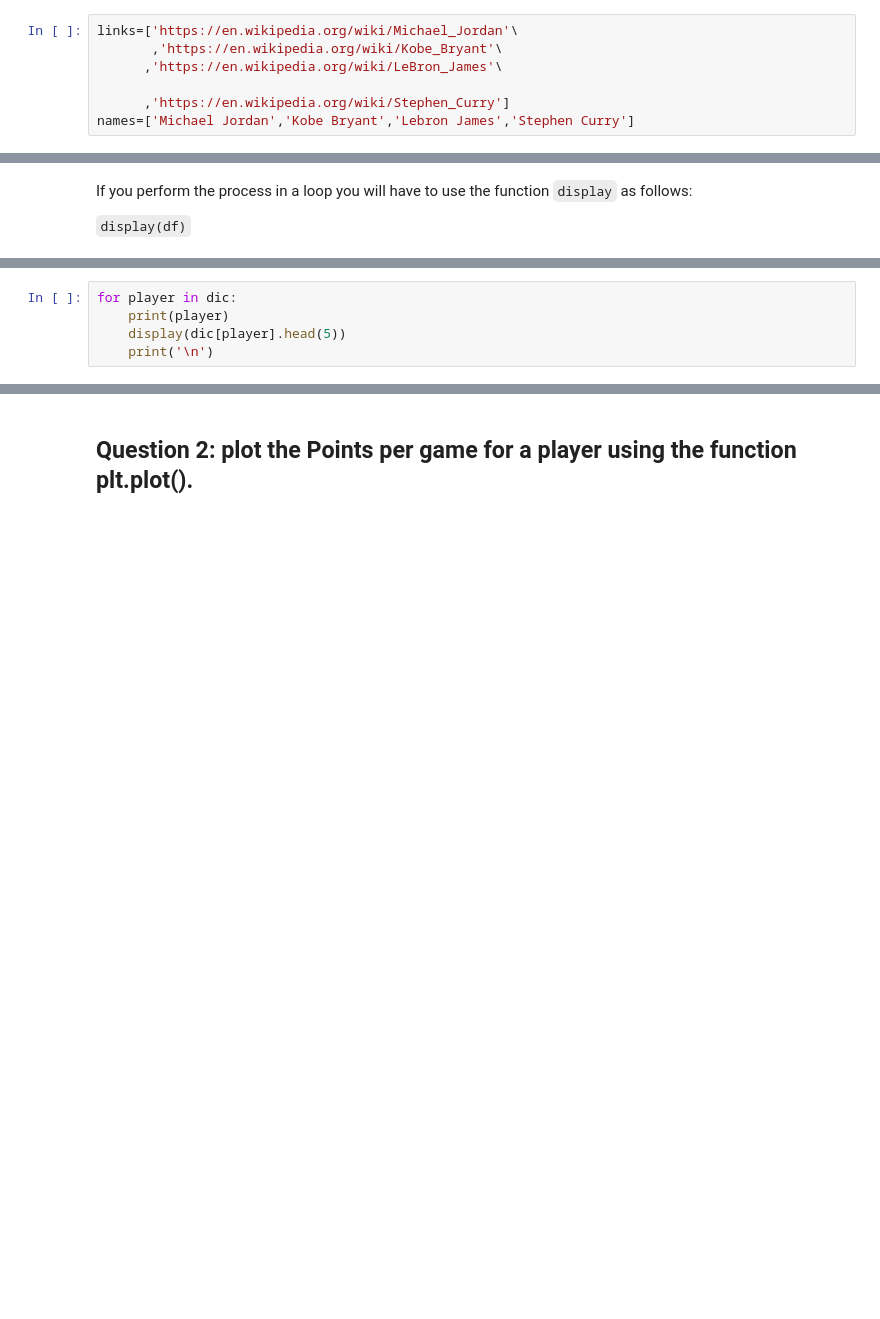
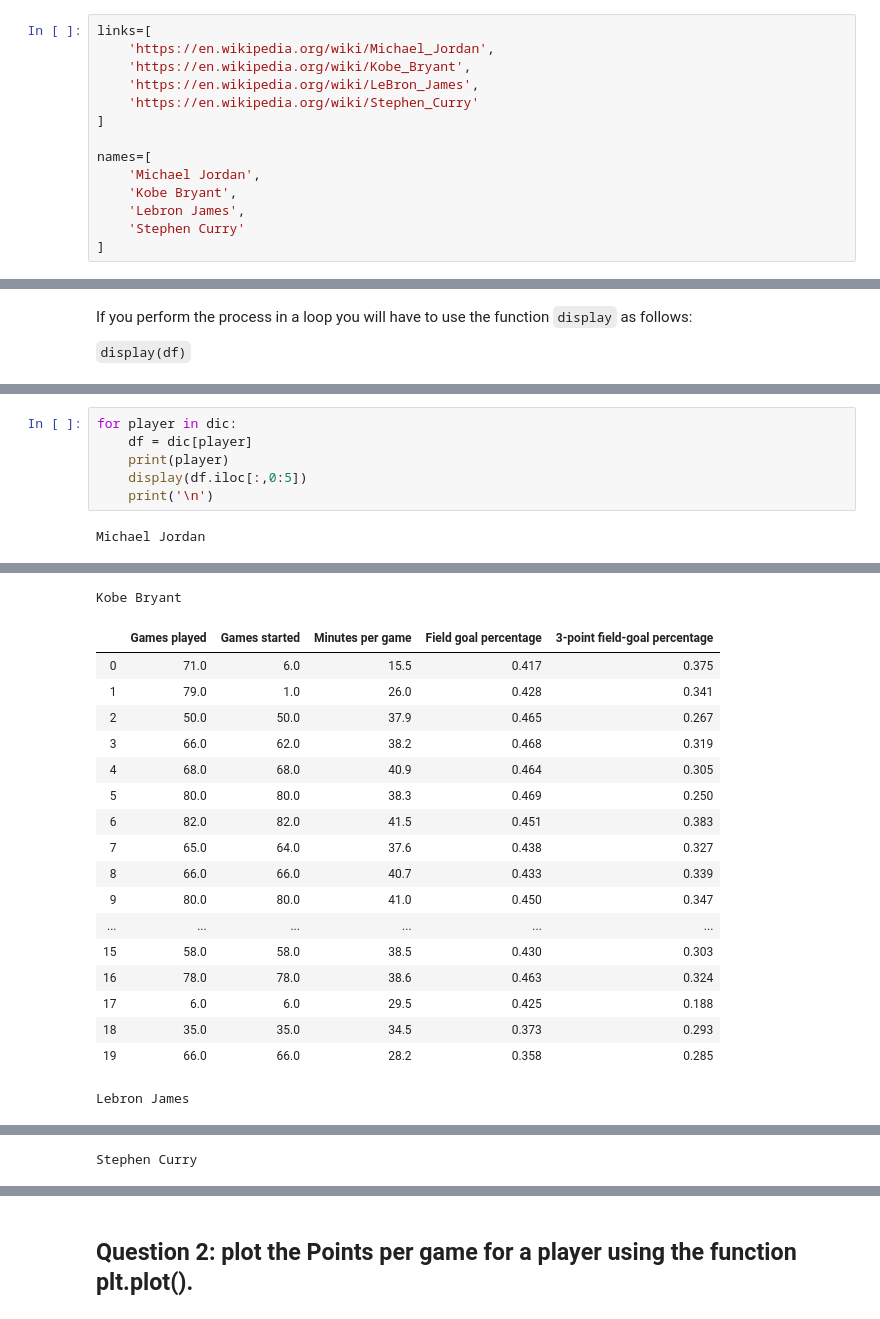
Before and after one commit to fedebenelli/curso-data-science, a Jupyter notebook: Lab - Loading Data and Viewing Data.ipynb, the cells around one changed output, grey strips where cells are left out. Saved outputs shown, nothing was run; the diff lists cells and outputs as text; blank space fills up the shorter version.

```diff
--- a/Lab - Loading Data and Viewing Data.ipynb
+++ b/Lab - Loading Data and Viewing Data.ipynb
@@ -424,12 +430,19 @@ dic = {}
 # %% [markdown]
 The list <code>links</code> contain the link the Wikipedia article for each player. The list <code>names</codes> contains the names of each player.
 # %%
-links=['https://en.wikipedia.org/wiki/Michael_Jordan'\
-       ,'https://en.wikipedia.org/wiki/Kobe_Bryant'\
-      ,'https://en.wikipedia.org/wiki/LeBron_James'\
+links=[
+    'https://en.wikipedia.org/wiki/Michael_Jordan',
+    'https://en.wikipedia.org/wiki/Kobe_Bryant',
+    'https://en.wikipedia.org/wiki/LeBron_James',
+    'https://en.wikipedia.org/wiki/Stephen_Curry'
+]
 
-      ,'https://en.wikipedia.org/wiki/Stephen_Curry']
-names=['Michael Jordan','Kobe Bryant','Lebron James','Stephen Curry']
+names=[
+    'Michael Jordan',
+    'Kobe Bryant',
+    'Lebron James',
+    'Stephen Curry'
+]
 # %% [markdown]
 You can use the function get_basketball_stats to extract the <b>Regular season table </b> and store it to a Python dictionary. For example, you can extract the table for Michael Jordan and convert it to a Python dictionary as follows:
 # %% [markdown]
@@ -462,5 +489,8 @@ If you perform the process in a loop you will have to use the function <code>dis
 # %%
 for player in dic:
+    df = dic[player]
     print(player)
-    display(dic[player].head(5))
+    display(df.iloc[:,0:5])
     print('\n')
+# %% [output]
+Michael Jordan
@@ -466,0 +513,19 @@ for player in dic:
+Kobe Bryant
+|  | Games played | Games started | Minutes per game | Field goal percentage | 3-point field-goal percentage |
+| 0 | 71.0 | 6.0 | 15.5 | 0.417 | 0.375 |
+| 1 | 79.0 | 1.0 | 26.0 | 0.428 | 0.341 |
+| 2 | 50.0 | 50.0 | 37.9 | 0.465 | 0.267 |
+| 3 | 66.0 | 62.0 | 38.2 | 0.468 | 0.319 |
+| 4 | 68.0 | 68.0 | 40.9 | 0.464 | 0.305 |
+| 5 | 80.0 | 80.0 | 38.3 | 0.469 | 0.250 |
+| 6 | 82.0 | 82.0 | 41.5 | 0.451 | 0.383 |
+| 7 | 65.0 | 64.0 | 37.6 | 0.438 | 0.327 |
+| 8 | 66.0 | 66.0 | 40.7 | 0.433 | 0.339 |
+| 9 | 80.0 | 80.0 | 41.0 | 0.450 | 0.347 |
+| ... | ... | ... | ... | ... | ... |
+| 15 | 58.0 | 58.0 | 38.5 | 0.430 | 0.303 |
+| 16 | 78.0 | 78.0 | 38.6 | 0.463 | 0.324 |
+| 17 | 6.0 | 6.0 | 29.5 | 0.425 | 0.188 |
+| 18 | 35.0 | 35.0 | 34.5 | 0.373 | 0.293 |
+| 19 | 66.0 | 66.0 | 28.2 | 0.358 | 0.285 |
+Lebron James
@@ -466,0 +549 @@ for player in dic:
+Stephen Curry
```
Also changed, not shown: parts of 10 cells of this notebook.
